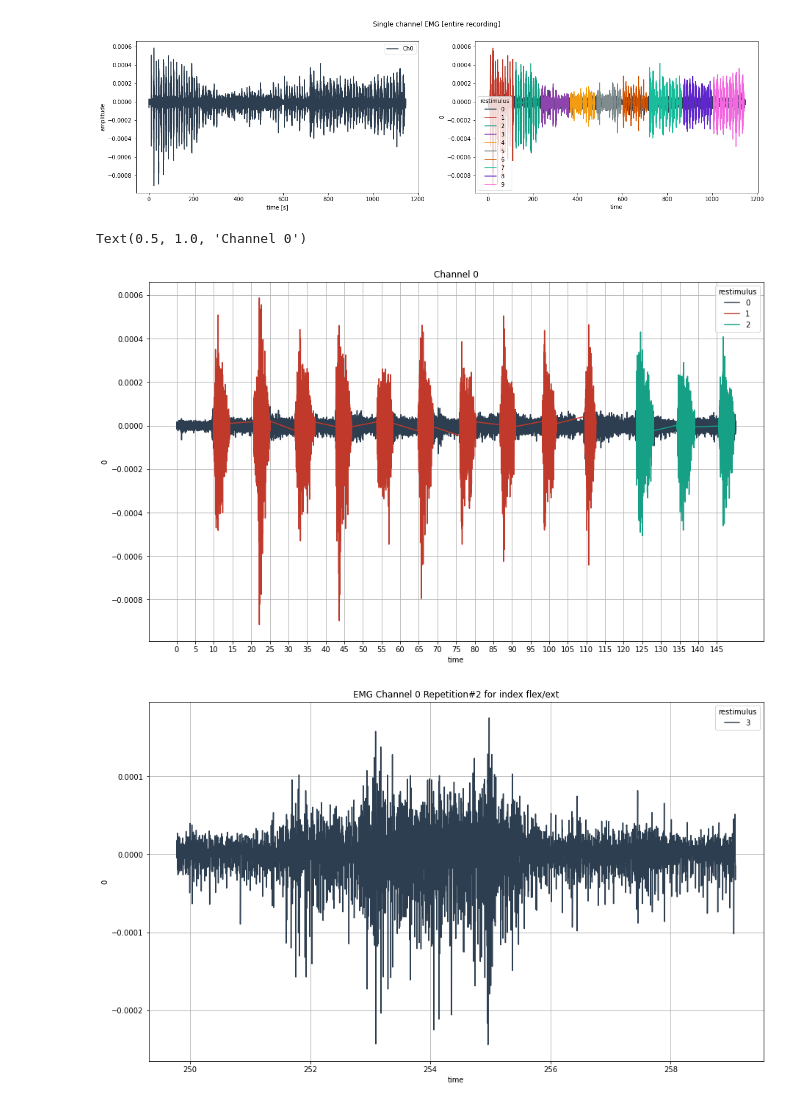
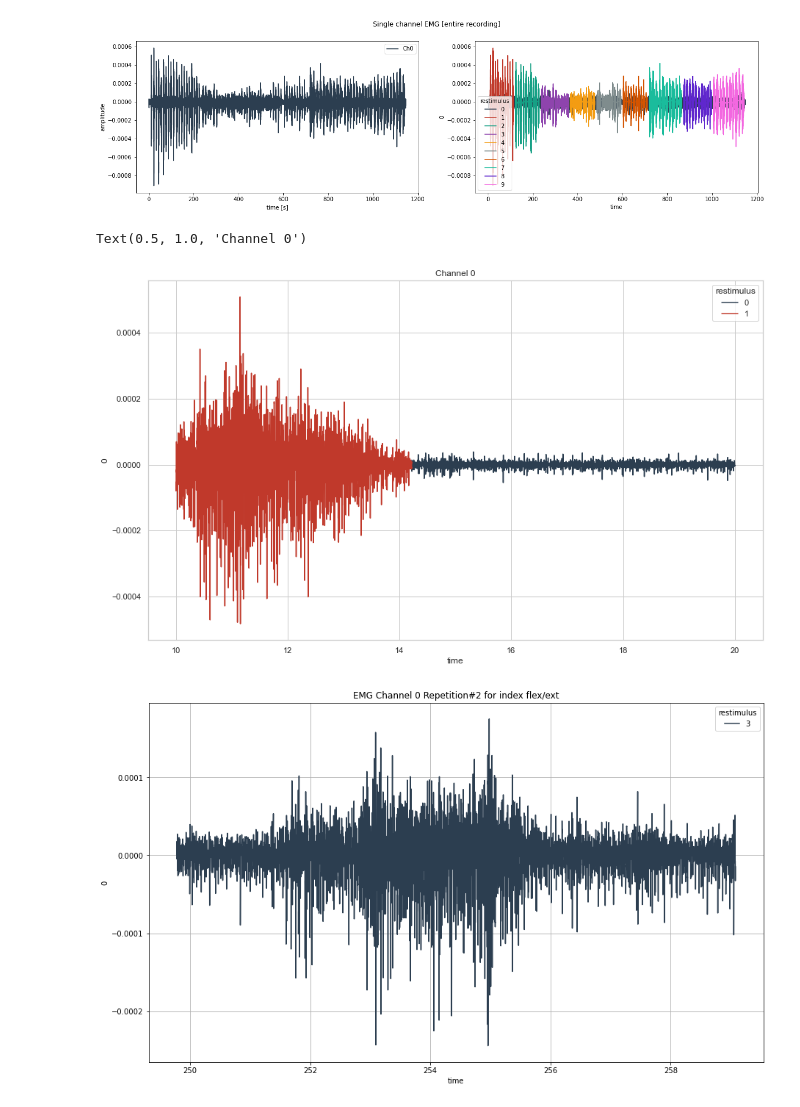
Before and after one commit to tihbe/ninapro_db8, a Jupyter notebook: EDA-NinaPro_DB8.ipynb, the cells around one changed output. Cells and saved outputs as stored; diff of their text form; code cells hidden in the pictures.

```diff
--- a/EDA-NinaPro_DB8.ipynb
+++ b/EDA-NinaPro_DB8.ipynb
@@ -368,16 +384,16 @@ fig.suptitle('Single channel EMG [entire recording]');
 # %%
 # Zooming in
 ch = 0
-subset_N  = 300000
+subset_N  = 10*2000
 plt.figure(figsize=(15,9))
-sns.lineplot(data=emg_df.loc[:subset_N], x="time", y=ch, hue="restimulus",
-             palette=sns.color_palette(list(COLOR_DICT.values()))[:3])
-plt.xticks(ticks=np.arange(0,150,5));
+sns.lineplot(data=emg_df.loc[10*2000:subset_N*2], x="time", y=ch, hue="restimulus",
+             palette=sns.color_palette(list(COLOR_DICT.values()))[:2])
+# plt.xticks(ticks=np.arange(0,150,5));
 plt.grid(True)
 plt.title(f"Channel {ch}")
 # %% [output]
 Text(0.5, 1.0, 'Channel 0')
-[figure, old version]
+[figure, new version]
 # %%
 # single finger movement
 finger = 'index flex/ext'
```
Also changed, not shown: parts of 6 cells of this notebook, 3 other files.
